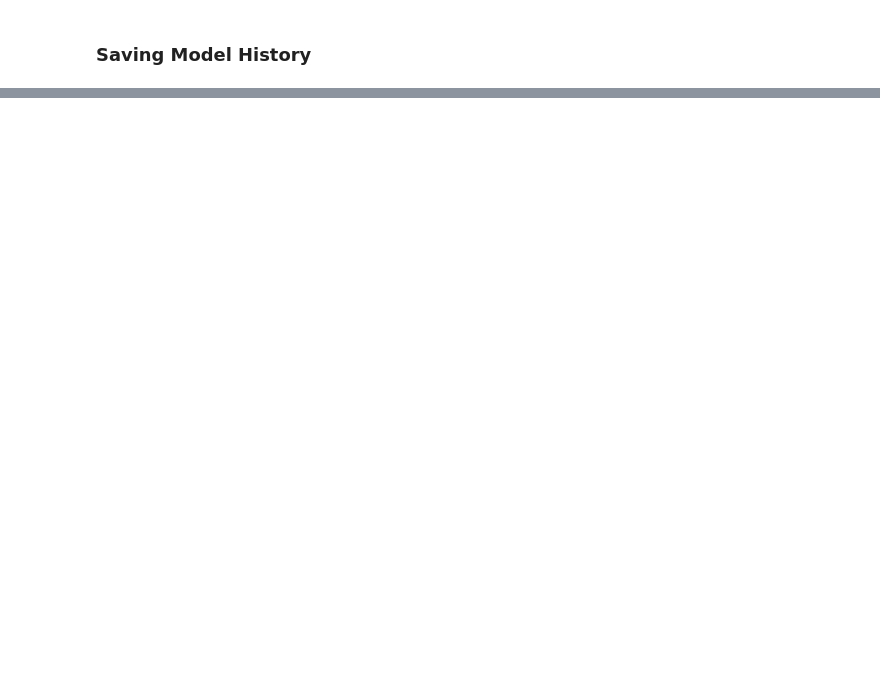
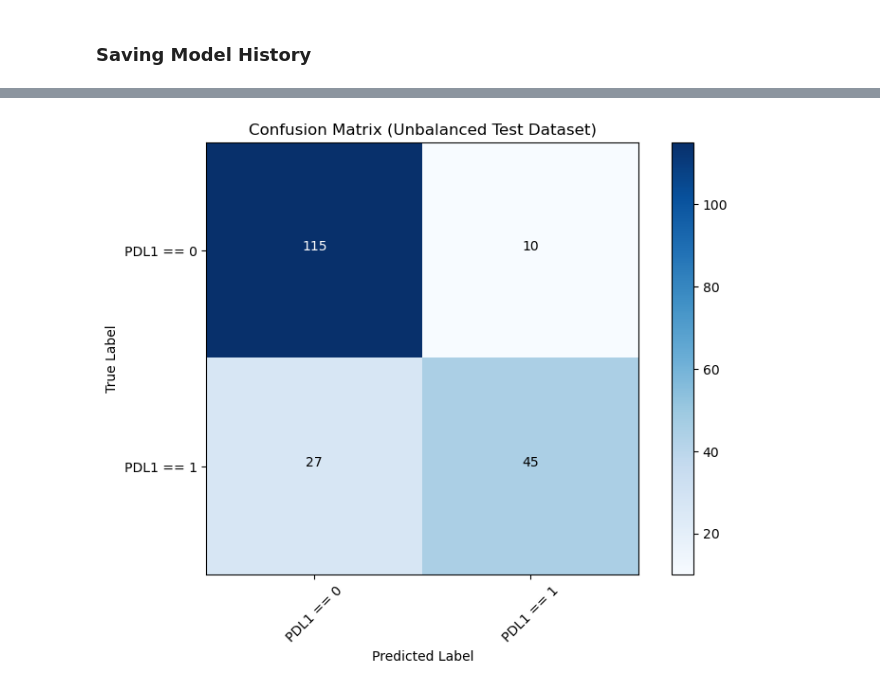
Before and after one commit to BME342-ResNet/BME342, a Jupyter notebook: code/ModelArchitecture/ResNet/BiologicalChannels.ipynb, the cells around one changed output, grey strips where cells are left out. Drawn from its saved outputs; the diff is of its cells as text; code cells hidden in the pictures; blank space fills up the shorter version.

```diff
--- a/code/ModelArchitecture/ResNet/BiologicalChannels.ipynb
+++ b/code/ModelArchitecture/ResNet/BiologicalChannels.ipynb
@@ -659,0 +761,8 @@ Even though this is suprising, the validation accuracy was constantly smaller an
+# %%
+X_train = [drop_channels(i, channel_names_new, list(channel_names.values())) for i in X_train]
+X_val = [drop_channels(i, channel_names_new, list(channel_names.values())) for i in X_val]
+X_test = [drop_channels(i, channel_names_new, list(channel_names.values())) for i in X_test]
+# %%
+X_train = np.array(X_train)
+X_val = np.array(X_val)
+X_test = np.array(X_test)
@@ -659,0 +919,4 @@ Even though this is suprising, the validation accuracy was constantly smaller an
+# %%
+# To load the model from file uncomment and run the following
+loaded_model = keras.saving.load_model('./models_ResNet/model_ResNet18_10_dropout_callbacks_sigmoid_10_biological_channels_trained.keras')
+print("Test Accuracy (for unbalanced test set) is: {:.2f}%".format(loaded_model.evaluate(X_test, y_test)[1]))
@@ -659,0 +942,7 @@ Even though this is suprising, the validation accuracy was constantly smaller an
+# %%
+from sklearn.metrics import confusion_matrix
+loaded_model = keras.saving.load_model('./models_ResNet/model_ResNet18_10_dropout_callbacks_sigmoid_10_biological_channels_trained.keras')
+y_pred_test = loaded_model.predict(X_test)
+y_pred_test = (y_pred_test > 0.5).astype(int)
+# Compute confusion matrix
+cm = confusion_matrix(y_test, y_pred_test)
@@ -659,0 +952,31 @@ Even though this is suprising, the validation accuracy was constantly smaller an
+# %%
+def plot_confusion_matrix(cm, class_names):
+    plt.figure(figsize=(8, 6))
+    plt.imshow(cm, interpolation='nearest', cmap=plt.cm.Blues)
+    plt.title("Confusion Matrix (Unbalanced Test Dataset)")
+    plt.colorbar()
+
+    # Add class labels to axes
+    tick_marks = np.arange(len(class_names))
+    plt.xticks(tick_marks, class_names, rotation=45)
+    plt.yticks(tick_marks, class_names)
+
+    # Add text annotations for each cell
+    thresh = cm.max() / 2  # Threshold for text color
+    for i, j in np.ndindex(cm.shape):
+        plt.text(j, i, format(cm[i, j], 'd'),
+                 horizontalalignment="center",
+                 color="white" if cm[i, j] > thresh else "black")
+
+    plt.ylabel("True Label")
+    plt.xlabel("Predicted Label")
+    plt.tight_layout()
+    plt.show()
+
+# Class names (optional, for labeling the axes)
+class_names = ['PDL1 == 0', 'PDL1 == 1']
+
+# Call the function to plot the confusion matrix
+plot_confusion_matrix(cm, class_names)
+# %% [output]
+[figure, added]
```
Also changed, not shown: parts of 63 cells of this notebook, 32 other files.
